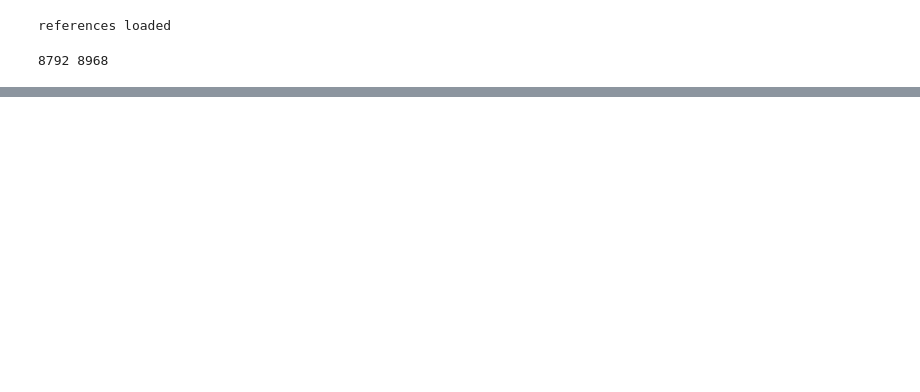
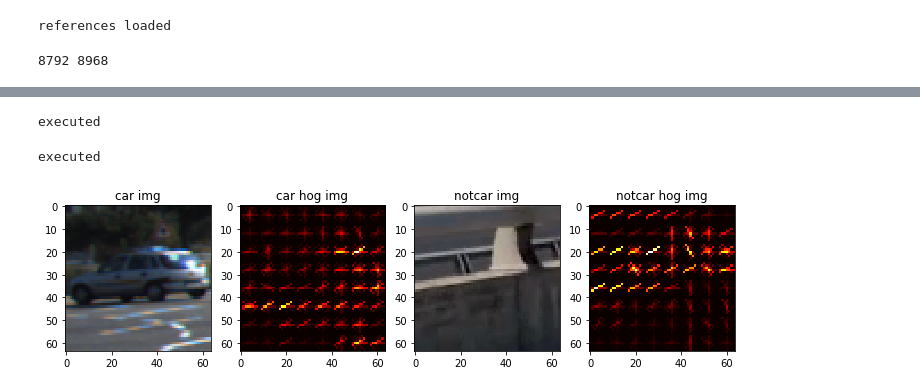
Before and after one commit to propellingbits/P5-CarND-Vehicle-Detection, a Jupyter notebook: p5.ipynb, the cells around one changed output, grey strips where cells are left out. Cells and saved outputs as stored; diff of their text form; code cells hidden in the pictures; blank space fills up the shorter version.

```diff
--- a/p5.ipynb
+++ b/p5.ipynb
@@ -236,7 +242,7 @@ def single_img_features(img, color_space='RGB', spatial_size=(32, 32),
             hog_features = np.concatenate(hog_features)
         else:
             if vis == True:
-                hog_features = get_hog_features(feature_image[:,:,hog_channel], orient,
+                hog_features, hog_image = get_hog_features(feature_image[:,:,hog_channel], orient,
                         pix_per_cell, cell_per_block, vis=True, feature_vec=True)
             else:
                 hog_features = get_hog_features(feature_image[:,:,hog_channel], orient,
@@ -249,9 +255,11 @@ def single_img_features(img, color_space='RGB', spatial_size=(32, 32),
     if vis==True:
         return np.concatenate(img_features), hog_image
     else:
-        return np.concatenate(img_features)
+        return np.concatenate(img_features), None
 
 print ('executed')
+# %% [output]
+executed
 # %%
 # Define a function you will pass an image
 # and the list of windows to be searched (output of slide_windows())
@@ -296,9 +304,11 @@ def visualize(fig, rows, cols, imgs, titles):
             plt.title(titles[i])
         else:
             plt.imshow(img)
-            plt.tile(titles[i])
+            plt.title(titles[i])
 
 print ('executed')
+# %% [output]
+executed
 # %%
 %matplotlib inline
 
@@ -310,34 +320,42 @@ notcar_ind = np.random.randint(0, len(nonvehicle_images))
 # Read in car / not-car images
 car_image = mpimg.imread(vehicle_images[car_ind])
 notcar_image = mpimg.imread(nonvehicle_images[notcar_ind])
 
 # lesson 28
 ### TODO: Tweak these parameters and see how the results change.
-colorspace = 'RGB' # Can be RGB, HSV, LUV, HLS, YUV, YCrCb
+color_space = 'RGB' # Can be RGB, HSV, LUV, HLS, YUV, YCrCb
 orient = 6
 pix_per_cell = 8
 cell_per_block = 2
 hog_channel = 0 # Can be 0, 1, 2, or "ALL"
 
 # lesson 33
 spatial_size = (16, 16) # Spatial binning dimensions
 hist_bins = 16    # Number of histogram bins
 spatial_feat = True # Spatial features on or off
 hist_feat = True # Histogram features on or off
 hog_feat = True # HOG features on or off
 y_start_stop = [None, None] # Min and max in y to search in slide_window()
 
 #extract_features from to this
 car_features, car_hog_image = single_img_features(car_image, color_space=color_space,
                         spatial_size=spatial_size, hist_bins=hist_bins,
                         orient=orient, pix_per_cell=pix_per_cell,
                         cell_per_block=cell_per_block,
                         hog_channel=hog_channel, spatial_feat=spatial_feat,
-                        hist_feat=hist_feat, hog_feat=hog_feat)
+                        hist_feat=hist_feat, hog_feat=hog_feat, vis=True)
 
-notcar_features, notcar_hog_image = single_img_features(notcars, color_space=color_space,
+notcar_features, notcar_hog_image = single_img_features(notcar_image, color_space=color_space,
                         spatial_size=spatial_size, hist_bins=hist_bins,
                         orient=orient, pix_per_cell=pix_per_cell,
                         cell_per_block=cell_per_block,
                         hog_channel=hog_channel, spatial_feat=spatial_feat,
-                        hist_feat=hist_feat, hog_feat=hog_feat)
+                        hist_feat=hist_feat, hog_feat=hog_feat, vis=True)
+
+images = [car_image, car_hog_image, notcar_image, notcar_hog_image]
+titles = ['car img', 'car hog img', 'notcar img', 'notcar hog img']
+
+fig = plt.figure(figsize=(12,3))
+visualize (fig, 1,4, images, titles)
+# %% [output]
+[figure, added]
```
Also changed, not shown: parts of 3 cells of this notebook.
